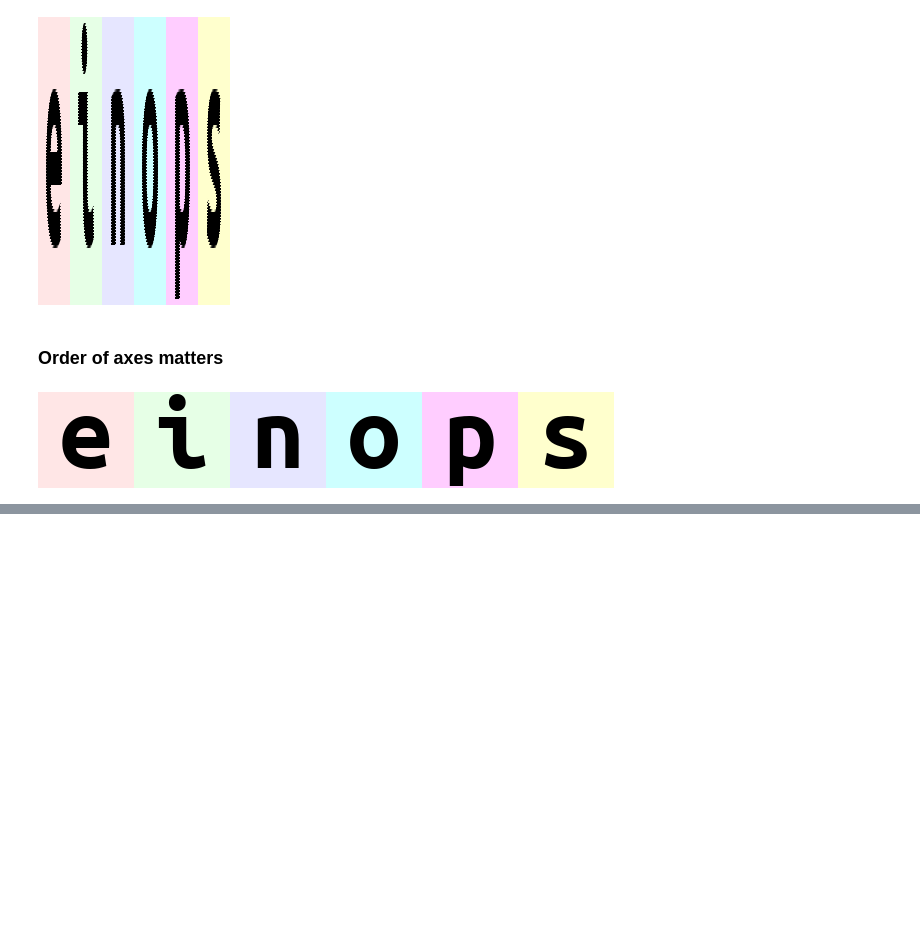
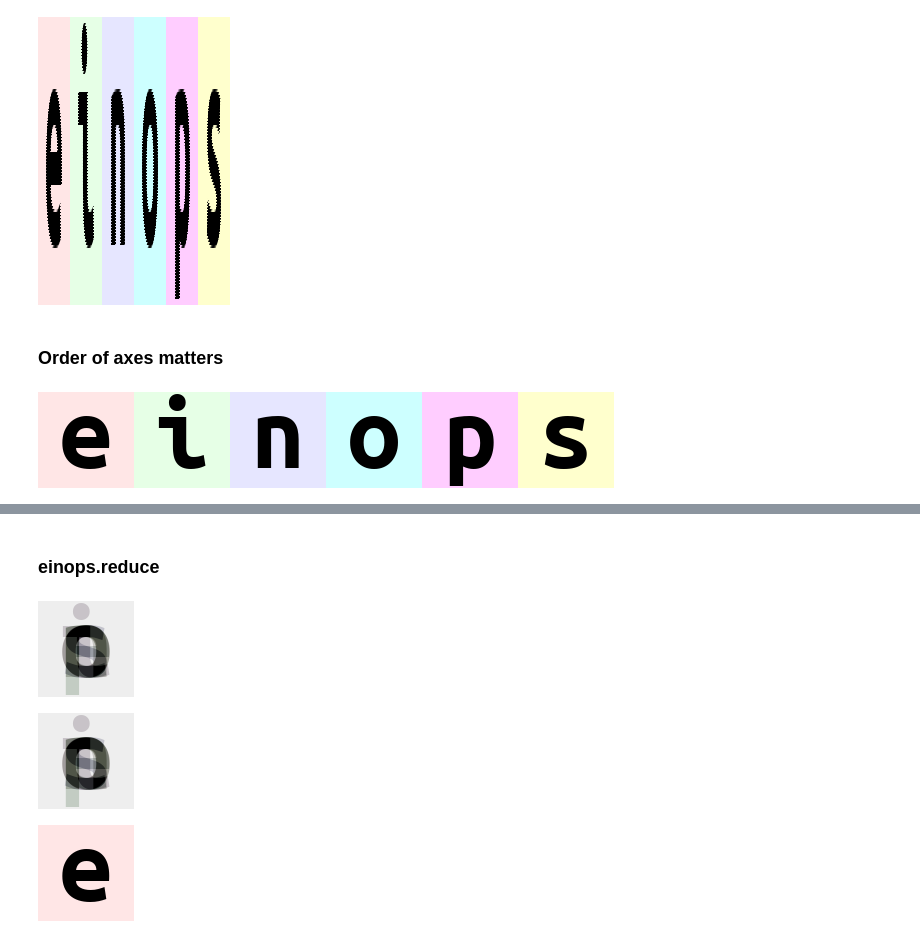
Before and after one commit to akshayvkt/learning, a Jupyter notebook: einops101.ipynb, the cells around one changed output, grey strips where cells are left out. Saved outputs shown, nothing was run; the diff lists cells and outputs as text; code cells hidden in the pictures; blank space fills up the shorter version.

```diff
--- a/einops101.ipynb
+++ b/einops101.ipynb
@@ -102,0 +111,14 @@ rearrange(ims, 'b h w c -> h (b w) c')
+# %% [markdown]
+### einops.reduce
+# %%
+reduce(ims, 'b h w c -> h w c', 'mean')
+# %% [output]
+[figure, added]
+# %%
+ims.mean(0)
+# %% [output]
+[figure, added]
+# %%
+ims[0]
+# %% [output]
+[figure, added]
```
Also changed, not shown: parts of 8 cells of this notebook.
